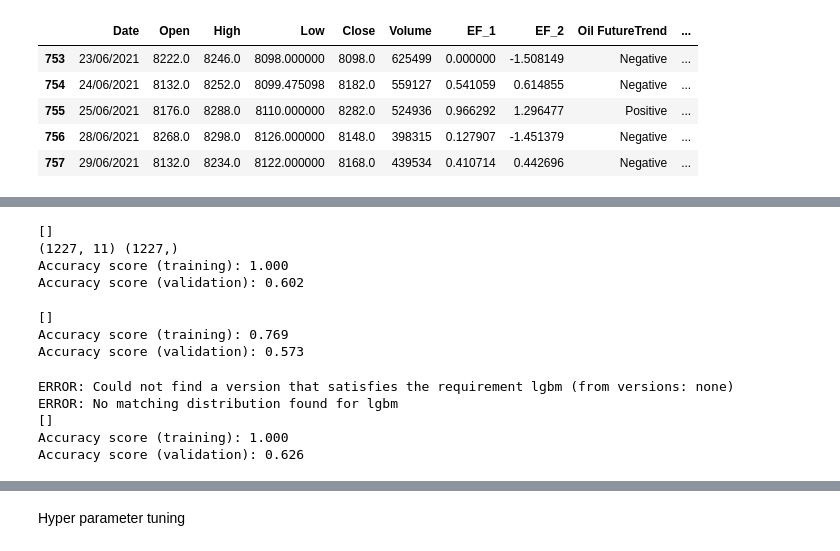
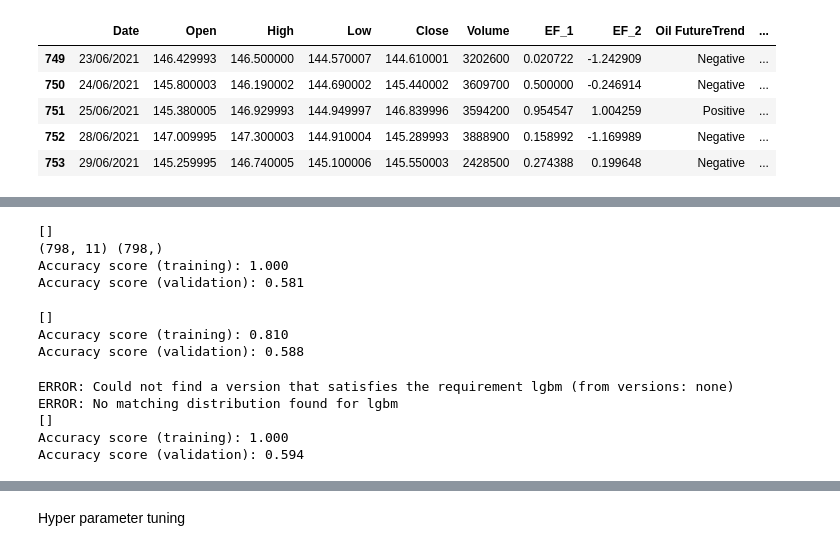
Before and after one commit to muhammadanas25/Stock_trend_prediction, a Jupyter notebook: Bagging_Classifier.ipynb, the cells around one changed output, grey strips where cells are left out. Drawn from its saved outputs; the diff is of its cells as text; code cells hidden in the pictures.

```diff
--- a/Bagging_Classifier.ipynb
+++ b/Bagging_Classifier.ipynb
@@ -44,16 +41,17 @@ Successfully installed path-16.4.0
 # %%
 # Loading data
-file_path = Path("LSEG.L.csv")
+file_path = Path("IBM.csv")
 df = pd.read_csv(file_path)
 df.dropna(inplace=True)
+df=df[df.FutureTrend !='Neutral']
 df.tail()
 # %% [output]
 |  | Date | Open | High | Low | Close | Volume | EF_1 | EF_2 | Oil FutureTrend | ... |
-| 753 | 23/06/2021 | 8222.0 | 8246.0 | 8098.000000 | 8098.0 | 625499 | 0.000000 | -1.508149 | Negative | ... |
-| 754 | 24/06/2021 | 8132.0 | 8252.0 | 8099.475098 | 8182.0 | 559127 | 0.541059 | 0.614855 | Negative | ... |
-| 755 | 25/06/2021 | 8176.0 | 8288.0 | 8110.000000 | 8282.0 | 524936 | 0.966292 | 1.296477 | Positive | ... |
-| 756 | 28/06/2021 | 8268.0 | 8298.0 | 8126.000000 | 8148.0 | 398315 | 0.127907 | -1.451379 | Negative | ... |
-| 757 | 29/06/2021 | 8132.0 | 8234.0 | 8122.000000 | 8168.0 | 439534 | 0.410714 | 0.442696 | Negative | ... |
+| 749 | 23/06/2021 | 146.429993 | 146.500000 | 144.570007 | 144.610001 | 3202600 | 0.020722 | -1.242909 | Negative | ... |
+| 750 | 24/06/2021 | 145.800003 | 146.190002 | 144.690002 | 145.440002 | 3609700 | 0.500000 | -0.246914 | Negative | ... |
+| 751 | 25/06/2021 | 145.380005 | 146.929993 | 144.949997 | 146.839996 | 3594200 | 0.954547 | 1.004259 | Positive | ... |
+| 752 | 28/06/2021 | 147.009995 | 147.300003 | 144.910004 | 145.289993 | 3888900 | 0.158992 | -1.169989 | Negative | ... |
+| 753 | 29/06/2021 | 145.259995 | 146.740005 | 145.100006 | 145.550003 | 2428500 | 0.274388 | 0.199648 | Negative | ... |
 # %%
 #OHLC Chart with Volume
 fig = make_subplots(rows=2, cols=1)
@@ -117,9 +115,9 @@ print("Accuracy score (validation): {0:.3f}".format(
             y_test)))
 # %% [output]
 []
-(1227, 11) (1227,)
+(798, 11) (798,)
 Accuracy score (training): 1.000
-Accuracy score (validation): 0.602
+Accuracy score (validation): 0.581
 # %%
 new_df=appl_df
 new_df
@@ -152,8 +150,8 @@ print("Accuracy score (validation): {0:.3f}".format(
             y_test)))
 # %% [output]
 []
-Accuracy score (training): 0.769
-Accuracy score (validation): 0.573
+Accuracy score (training): 0.810
+Accuracy score (validation): 0.588
 # %%
 %pip install lgbm
 import lightgbm as lgbm
@@ -189,7 +187,7 @@ ERROR: Could not find a version that satisfies the requirement lgbm (from versio
 ERROR: No matching distribution found for lgbm
 []
 Accuracy score (training): 1.000
-Accuracy score (validation): 0.626
+Accuracy score (validation): 0.594
 # %%
 X_train
 # %% [output]
```
Also changed, not shown: parts of 5 cells of this notebook.
